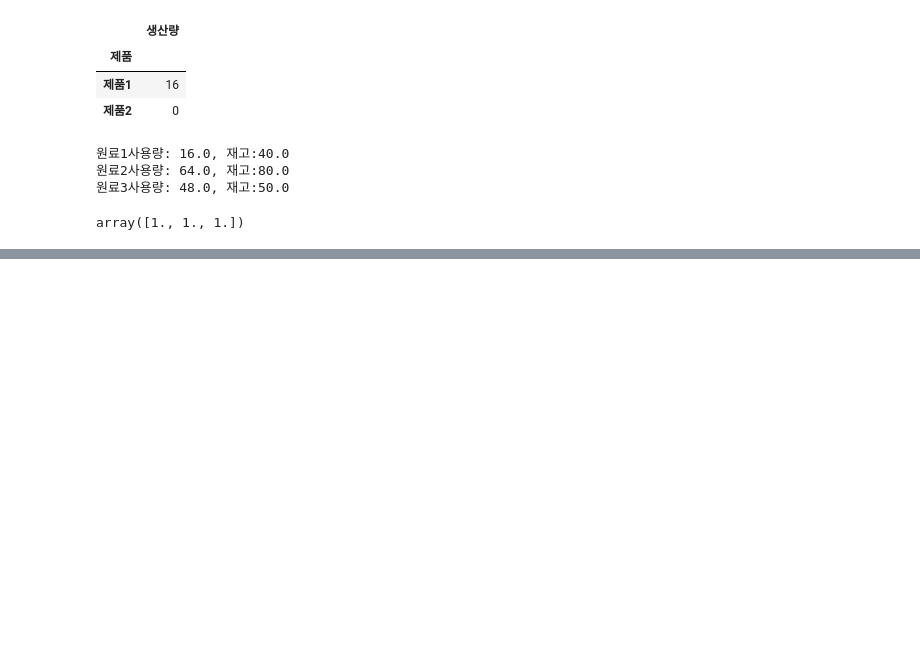
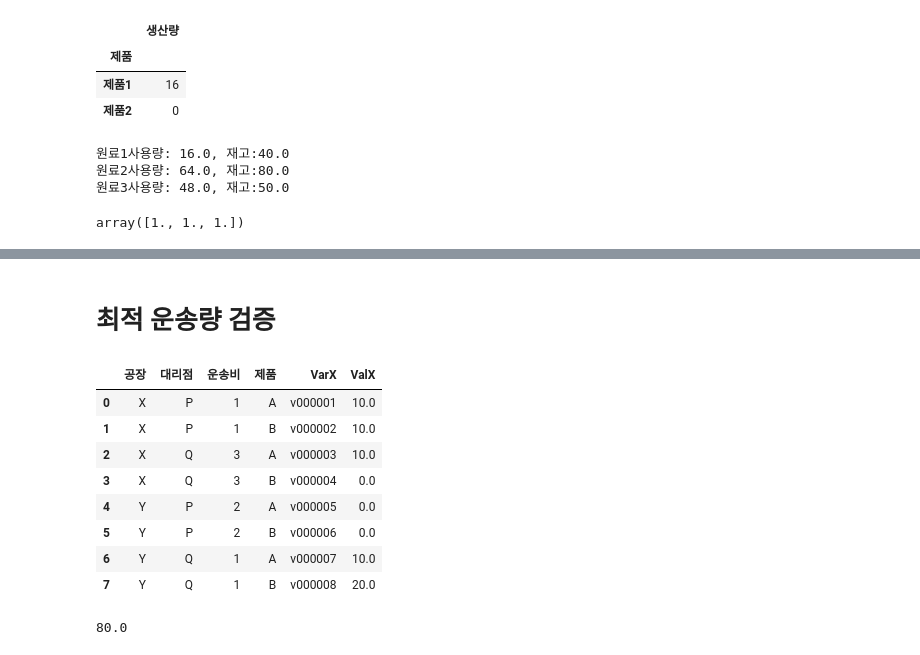
Before and after one commit to kkjjiinn/python-data-100-practice, a Jupyter notebook: 07-1.ipynb, the cells around one changed output, grey strips where cells are left out. Saved outputs shown, nothing was run; the diff lists cells and outputs as text; code cells hidden in the pictures; blank space fills up the shorter version.

```diff
--- a/07-1.ipynb
+++ b/07-1.ipynb
@@ -367,0 +580,24 @@ array([1., 1., 1.])
+# %% [markdown]
+# 최적 운송량 검증
+# %%
+#보기 쉽게 데이터프레임 재구성 (tc2 데이터)
+tc2 = trans_cost2[['공장', '대리점', '운송비', '제품', 'VarX', 'ValX']]
+tc2
+# %% [output]
+|  | 공장 | 대리점 | 운송비 | 제품 | VarX | ValX |
+| 0 | X | P | 1 | A | v000001 | 10.0 |
+| 1 | X | P | 1 | B | v000002 | 10.0 |
+| 2 | X | Q | 3 | A | v000003 | 10.0 |
+| 3 | X | Q | 3 | B | v000004 | 0.0 |
+| 4 | Y | P | 2 | A | v000005 | 0.0 |
+| 5 | Y | P | 2 | B | v000006 | 0.0 |
+| 6 | Y | Q | 1 | A | v000007 | 10.0 |
+| 7 | Y | Q | 1 | B | v000008 | 20.0 |
+# %%
+# 이 최적의 운송량(ValX)일 때의 총 운송비용은? -> ValX와 운송비를 곱하기
+trans_cost = 0
+for i in range(len(tc2.index)):
+    trans_cost += tc2['운송비'].iloc[i]*tc2['ValX'].iloc[i]
+print(trans_cost)
+# %% [output]
+80.0
```
Also changed, not shown: parts of 27 cells of this notebook.
